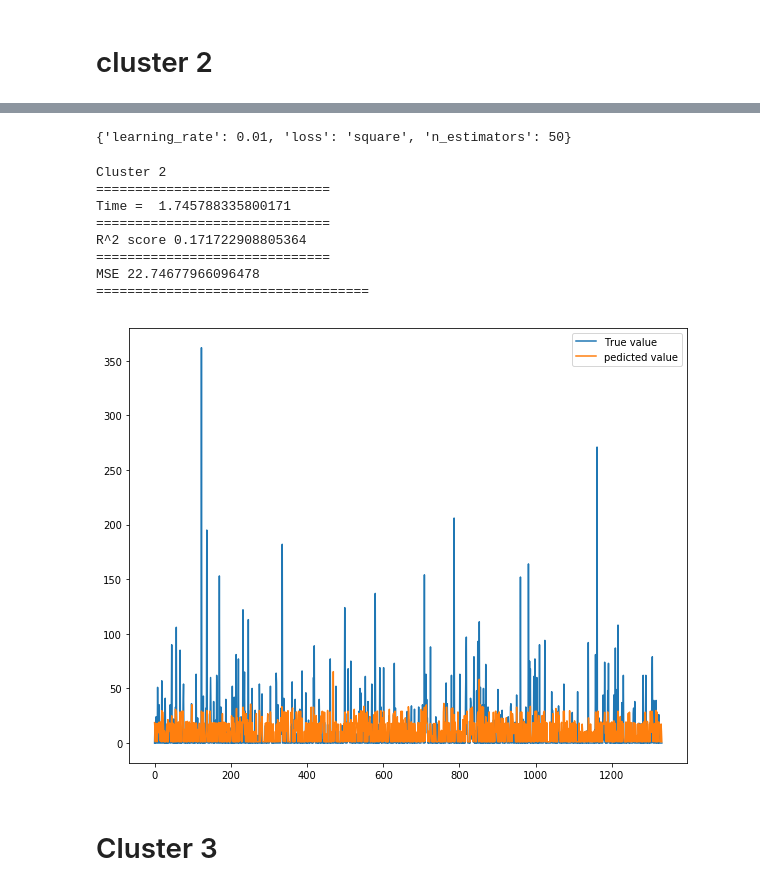
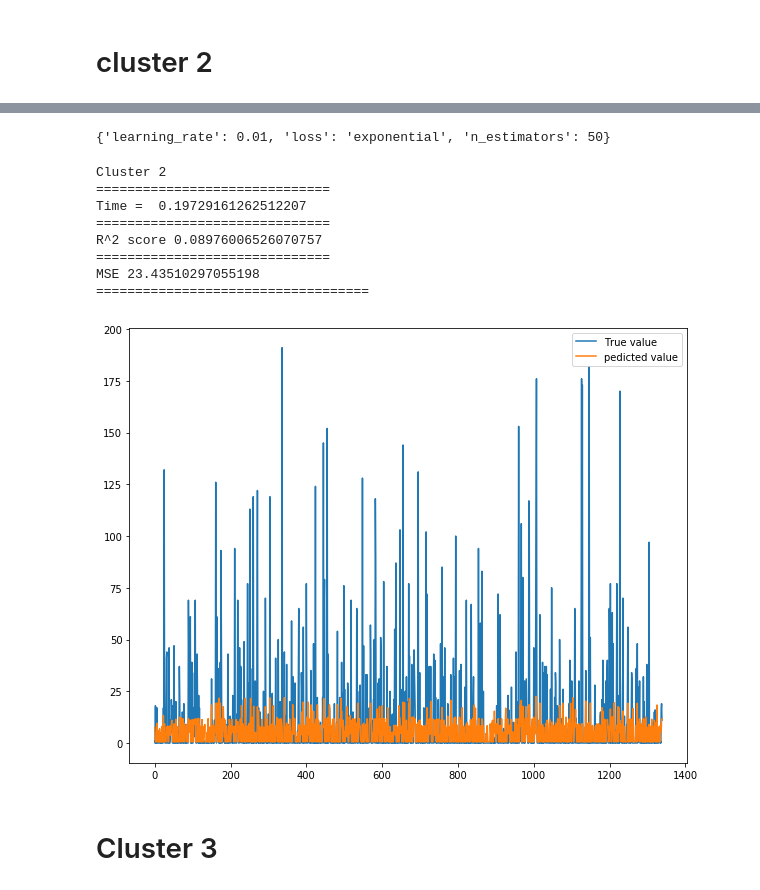
Before and after one commit to AmrKhalifa/Modeling-rainfall-data-in-Bangladesh, a Jupyter notebook: AdaboostRegressor.ipynb, the cells around one changed output, grey strips where cells are left out. Cells and saved outputs as stored; diff of their text form; code cells hidden in the pictures.

```diff
--- a/AdaboostRegressor.ipynb
+++ b/AdaboostRegressor.ipynb
@@ -41,11 +41,11 @@ time_series_df4 = cluster4[["Rainfall"]]
 time_series_df5 = cluster5[["Rainfall"]]
 # %%
 #We need to specify the column that corresponds to the time series (Rainfall) and the time horizon (40)
-X1, y1 = DP.create_dataset_in_time_series_form(entire_dataframe=time_series_df1, time_series_column="Rainfall", time_horizon=40)
-X2, y2 = DP.create_dataset_in_time_series_form(entire_dataframe=time_series_df2, time_series_column="Rainfall", time_horizon=40)
-X3, y3 = DP.create_dataset_in_time_series_form(entire_dataframe=time_series_df3, time_series_column="Rainfall", time_horizon=40)
-X4, y4 = DP.create_dataset_in_time_series_form(entire_dataframe=time_series_df4, time_series_column="Rainfall", time_horizon=40)
-X5, y5 = DP.create_dataset_in_time_series_form(entire_dataframe=time_series_df5, time_series_column="Rainfall", time_horizon=40)
+X1, y1 = DP.create_dataset_in_time_series_form(entire_dataframe=time_series_df1, time_series_column="Rainfall", time_horizon=5)
+X2, y2 = DP.create_dataset_in_time_series_form(entire_dataframe=time_series_df2, time_series_column="Rainfall", time_horizon=5)
+X3, y3 = DP.create_dataset_in_time_series_form(entire_dataframe=time_series_df3, time_series_column="Rainfall", time_horizon=5)
+X4, y4 = DP.create_dataset_in_time_series_form(entire_dataframe=time_series_df4, time_series_column="Rainfall", time_horizon=5)
+X5, y5 = DP.create_dataset_in_time_series_form(entire_dataframe=time_series_df5, time_series_column="Rainfall", time_horizon=5)
 # %% [markdown]
 # split data in training, validation and  testing data.
 90% for training data
@@ -57,6 +57,23 @@ Xtrain2,Xtest2, ytrain2, ytest2 = train_test_split(X2, y2,test_size=0.2 )
 Xtrain3,Xtest3, ytrain3, ytest3 = train_test_split(X3, y3,test_size=0.2 )
 Xtrain4,Xtest4, ytrain4, ytest4 = train_test_split(X4, y4,test_size=0.2 )
 Xtrain5,Xtest5, ytrain5, ytest5 = train_test_split(X5, y5,test_size=0.2 )
+# %%
+from sklearn import preprocessing
+min_max_scaler = preprocessing.MinMaxScaler()
+X_train1,y_train1 = min_max_scaler.fit_transform(Xtrain1), min_max_scaler.fit_transform(ytrain1)
+X_test1, y_test1  = min_max_scaler.transform(Xtest1), min_max_scaler.transform(ytest1)
+
+X_train2,y_train2 = min_max_scaler.fit_transform(Xtrain2), min_max_scaler.fit_transform(ytrain2)
+X_test2, y_test2  = min_max_scaler.transform(Xtest2), min_max_scaler.transform(ytest2)
+
+X_train3,y_train3 = min_max_scaler.fit_transform(Xtrain3), min_max_scaler.fit_transform(ytrain3)
+X_test3, y_test3  = min_max_scaler.transform(Xtest3), min_max_scaler.transform(ytest3)
+
+X_train4,y_train4 = min_max_scaler.fit_transform(Xtrain4), min_max_scaler.fit_transform(ytrain4)
+X_test4, y_test4  = min_max_scaler.transform(Xtest4), min_max_scaler.transform(ytest4)
+
+X_train5,y_train5 = min_max_scaler.fit_transform(Xtrain5), min_max_scaler.fit_transform(ytrain5)
+X_test5, y_test5  = min_max_scaler.transform(Xtest5), min_max_scaler.transform(ytest5)
 # %%
 from sklearn.model_selection import GridSearchCV
 param_grid = {
@@ -71,7 +88,7 @@ pre_gs_inst = GridSearchCV(estimator=adaboost,
  n_jobs=-1,
  verbose=2)
 
-pre_gs_inst.fit(Xtrain1, ytrain1)
+pre_gs_inst.fit(X_train1, y_train1)
 # %% [output]
 Fitting 2 folds for each of 30 candidates, totalling 60 fits
 [CV] learning_rate=0.01, loss=linear, n_estimators=50 ................
@@ -155,7 +174,7 @@ MSE 12.259304254036193
 # %% [markdown]
 # cluster 2
 # %%
-pre_gs_inst.fit(Xtrain2, ytrain2)
+pre_gs_inst.fit(X_train2, y_train2)
 # %% [output]
 Fitting 2 folds for each of 30 candidates, totalling 60 fits
 [CV] learning_rate=0.01, loss=linear, n_estimators=50 ................
@@ -203,39 +222,41 @@ GridSearchCV(cv=2, error_score='raise',
 # %%
 pre_gs_inst.best_params_
 # %% [output]
-{'learning_rate': 0.01, 'loss': 'square', 'n_estimators': 50}
+{'learning_rate': 0.01, 'loss': 'exponential', 'n_estimators': 50}
 # %%
-model1 =AdaBoostRegressor(n_estimators=50, loss='square', learning_rate=0.01)
+model1 =AdaBoostRegressor(n_estimators=50, loss='exponential', learning_rate=0.01)
 ytest2 = np.array(ytest2)
+y_test2 = np.array(y_test2)
 #ytest1 =ytest1.reshape(-1,1)
 t = time.time()
-model1.fit(Xtrain2,ytrain2)
+model1.fit(X_train2,y_train2)
 print('Cluster 2')
 print('==============================')
 print('Time = ', time.time() - t)
-predict2 = model1.predict(Xtest2)
+predict2 = model1.predict(X_test2)
+predict2= predict2*ytest2.max()
 print('==============================')
 print('R^2 score' ,metrics.r2_score(ytest2, predict2))
 print('==============================')
 print('MSE', np.sqrt(metrics.mean_squared_error(ytest2, predict2)))
 print('===================================')
 plt.figure(figsize=(10,8))
 plt.plot(ytest2)
 plt.plot(predict2)
 plt.legend(['True value', 'pedicted value'])
-plt.savefig('adaboostCl2.svg', dpi=2000)
+plt.savefig('adaboostCl2.svg', dpi=3000)
 plt.show()
 #X.shape, y.shape, X1.shape, y1.shape
 # %% [output]
 Cluster 2
 ==============================
-Time =  1.745788335800171
+Time =  0.19729161262512207
 ==============================
-R^2 score 0.171722908805364
+R^2 score 0.08976006526070757
 ==============================
-MSE 22.74677966096478
+MSE 23.43510297055198
 ===================================
-[figure, old version]
+[figure, new version]
 # %% [markdown]
 # Cluster 3
 # %%
```
Also changed, not shown: parts of 13 cells of this notebook, 4 other files.
